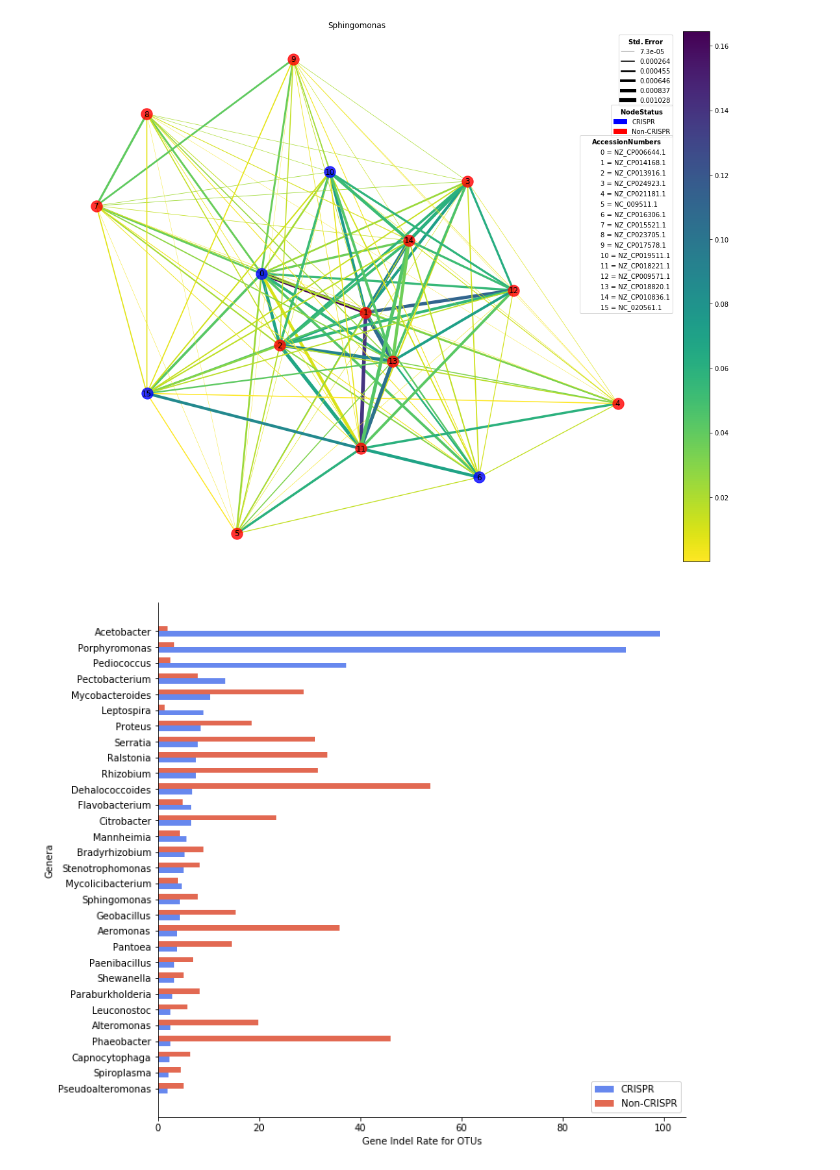
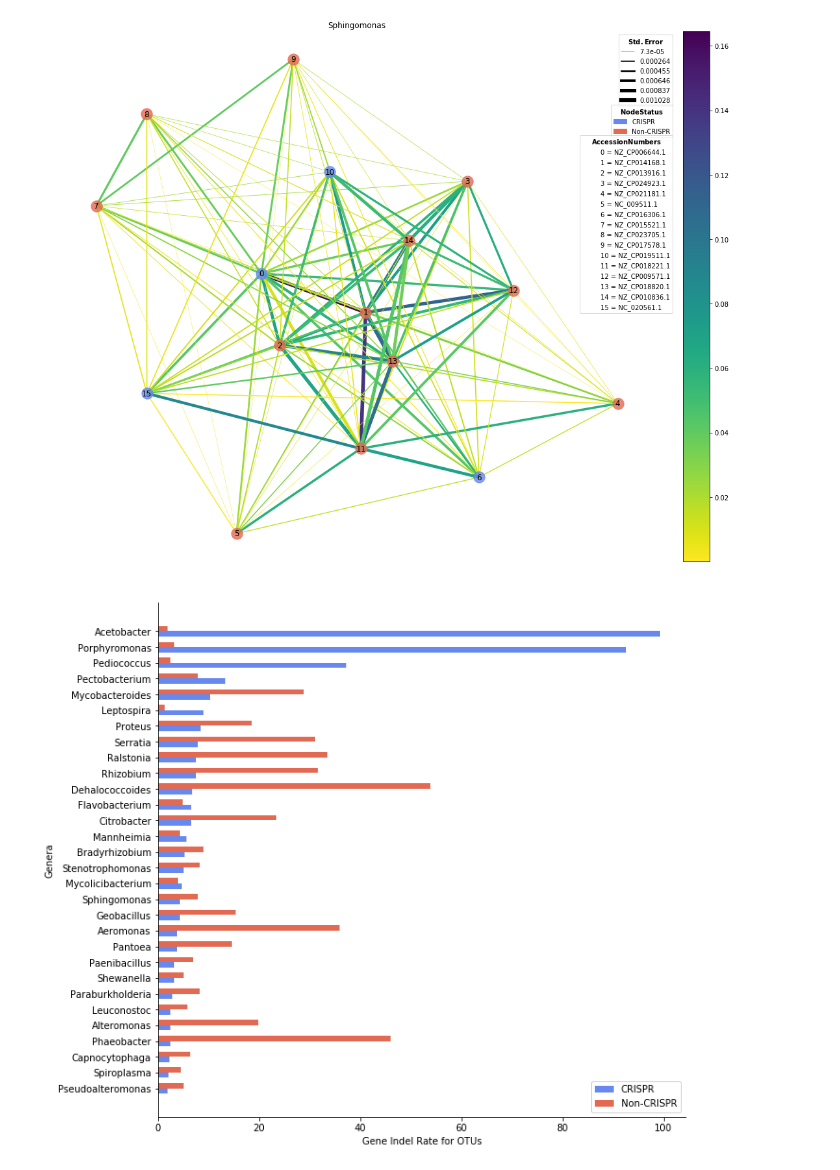
Before and after one commit to DJSiddharthVader/Undergrad_Thesis, a Jupyter notebook: notebooks/plotting.ipynb, the cells around one changed output. Saved outputs shown, nothing was run; the diff lists cells and outputs as text; code cells hidden in the pictures.

Commit message:
updated figures with new stuff, same data

```diff
--- a/notebooks/plotting.ipynb
+++ b/notebooks/plotting.ipynb
@@ -16,21 +16,25 @@ import plottingUtils as plu
 
 import networkx as nx
 import seaborn as sns
+# %%
+#mpl.rc('text',usetex=False)
+dpi=50
+basefigdir = '/home/sidreed/thesis_SidReed/writing/nontext/figures'
+pal = sns.color_palette("coolwarm")
 # %%
-#mpl.rc('text',usetex=False)
-dpi=50
-basefigdir = '/home/sidreed/thesis_SidReed/writing/nontext/figures'
 rnetpath = '/home/sidreed/thesis_SidReed/plotnets/Sphingomonas_plot_network.json'
 df,net,name = plu.loadnetwork(rnetpath,returnname=True)
 plu.plotNetwork(net,df,
               seed=19,
               dpi=dpi,
               name=name,
+              ccol=pal[0],
+              nccol=pal[-1],
               save='{}/network.png'.format(basefigdir),
               layout=nx.spring_layout,
               width_scaling=6000)
 # %% [output]
-[figure, old version]
+[figure, new version]
 # %%
 mdf,stats = plu.loadReports()
 mdf.head()
```
Also changed, not shown: parts of 3 cells of this notebook, 4 other files.
